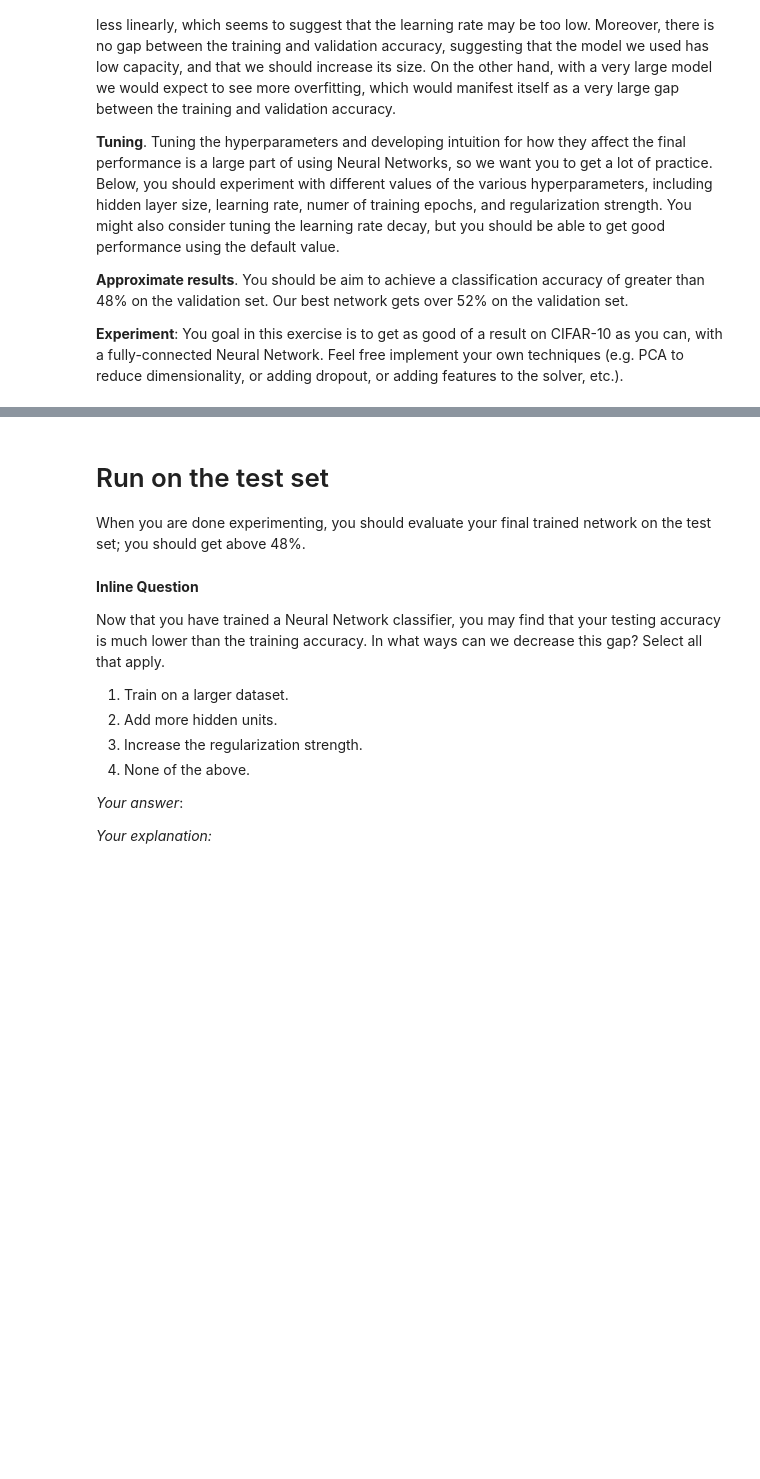
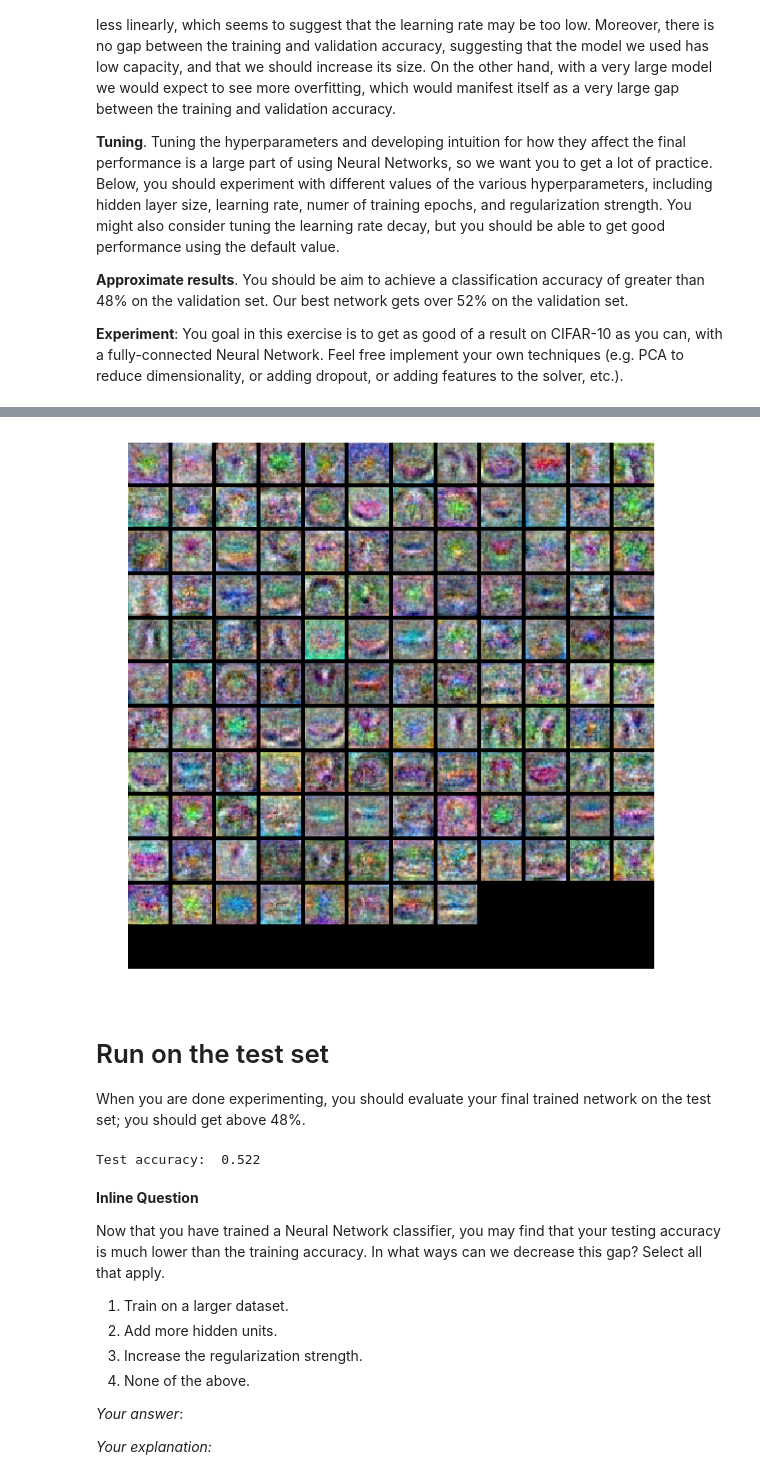
Before and after one commit to Howuhh/cs231n_2018, a Jupyter notebook: assignment1/two_layer_net.ipynb, the cells around one changed output, grey strips where cells are left out. Saved outputs shown, nothing was run; the diff lists cells and outputs as text; code cells hidden in the pictures; blank space fills up the shorter version.

```diff
--- a/assignment1/two_layer_net.ipynb
+++ b/assignment1/two_layer_net.ipynb
@@ -338,9 +465,15 @@ show_net_weights(best_net)
+# %%
+show_net_weights(model)
+# %% [output]
+[figure, added]
 # %% [markdown]
 # Run on the test set
 When you are done experimenting, you should evaluate your final trained network on the test set; you should get above 48%.
 # %%
-test_acc = (best_net.predict(X_test) == y_test).mean()
+test_acc = (model.predict(X_test) == y_test).mean()
 print('Test accuracy: ', test_acc)
+# %% [output]
+Test accuracy:  0.522
 # %% [markdown]
 **Inline Question**
 
```
Also changed, not shown: parts of 19 cells of this notebook, 1 other file.
